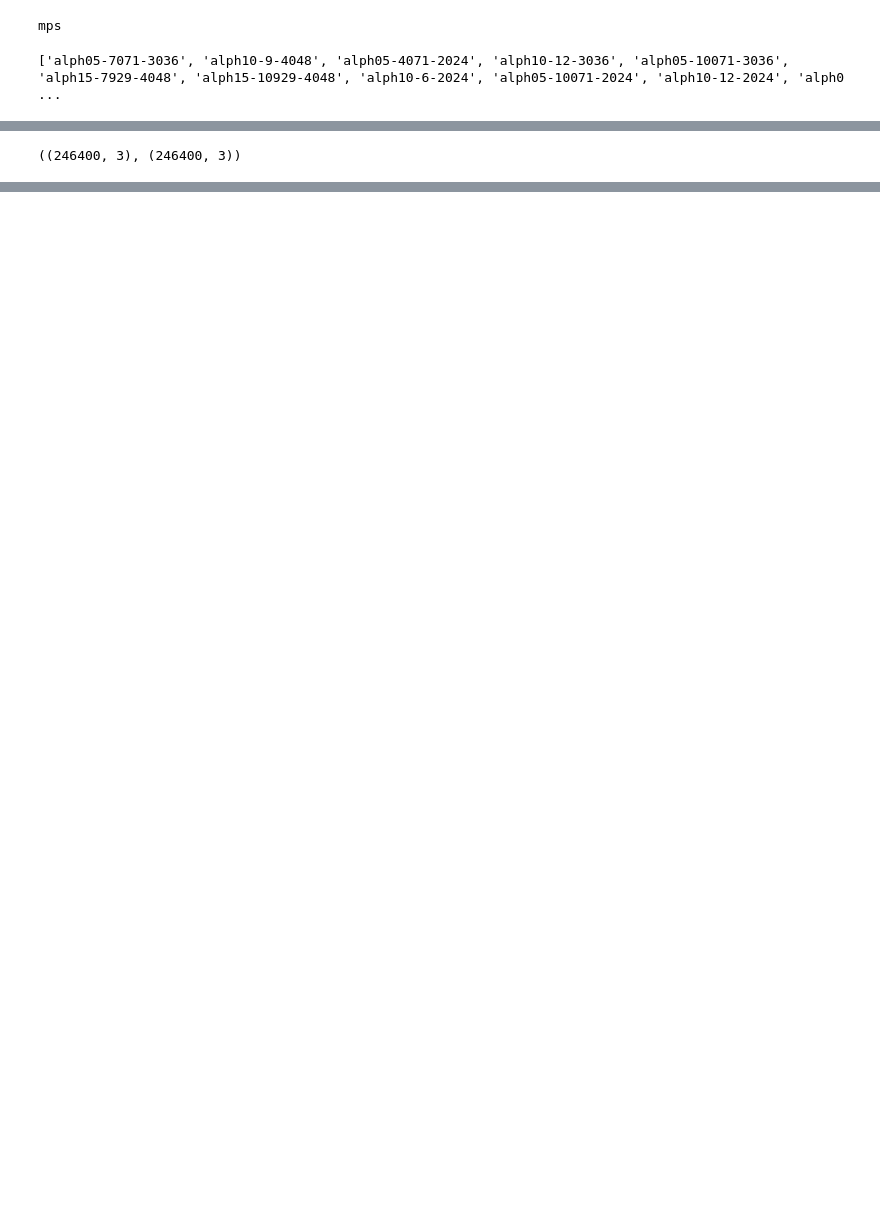
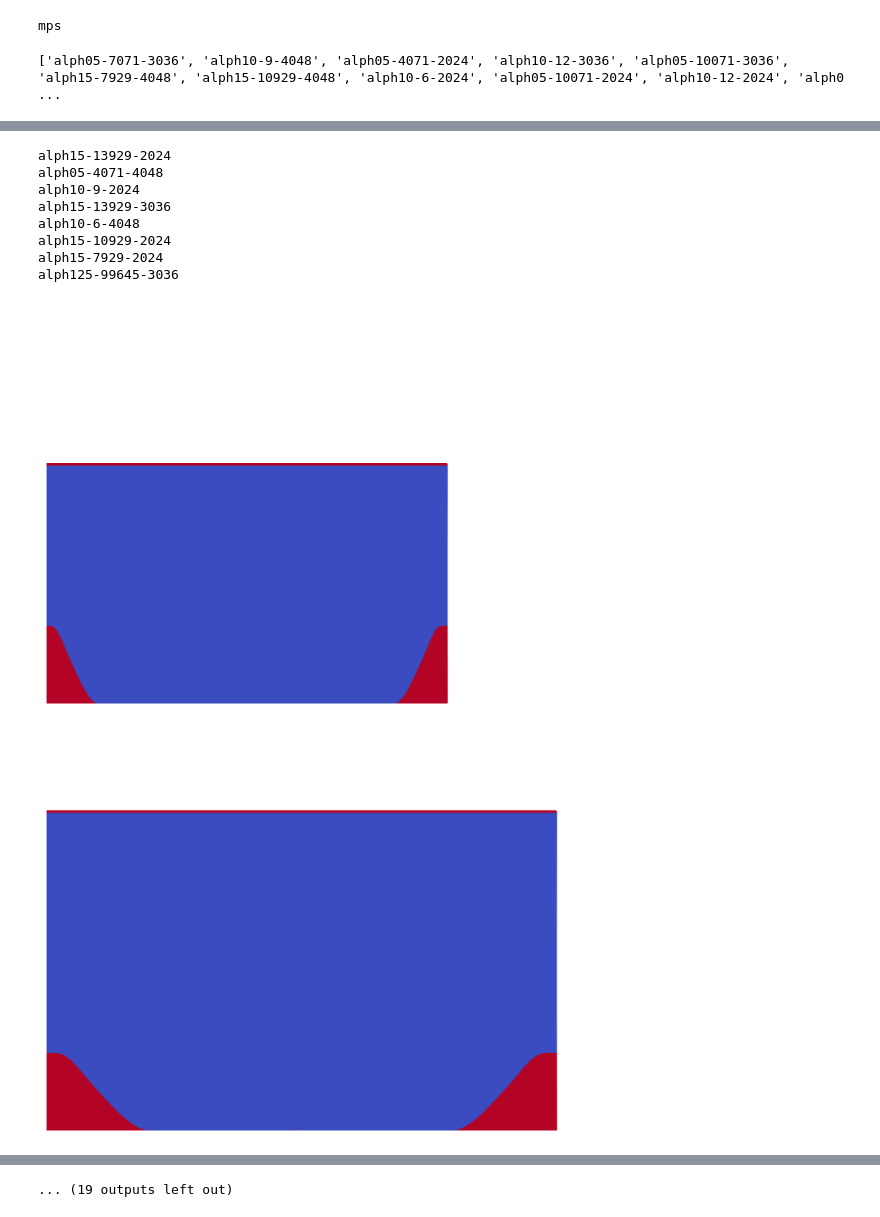
Before and after one commit to ComputationalScienceLaboratory/moe-turbulent-model, a Jupyter notebook: NS-PINN.ipynb, the cells around one changed output, grey strips where cells are left out. Drawn from its saved outputs; the diff is of its cells as text; code cells hidden in the pictures; blank space fills up the shorter version.

Commit message:
added plot scripts

```diff
--- a/NS-PINN.ipynb
+++ b/NS-PINN.ipynb
@@ -278,6 +276,17 @@ def relative_l2_error(u_predicted, u_exact):
     denominator = np.linalg.norm(u_exact, axis=0)
     relative_error = numerator / denominator
     return relative_error
+# %%
+def save_geometry_image(x, y, u, case):
+    plt.figure(figsize=(12, 6))
+    mask_u = np.zeros_like(u)
+    mask_u[np.abs(u) < 1e-6] = 1
+    ax = plt.scatter(x, y, c=mask_u, cmap='coolwarm', s=1)
+    plt.xlim(0, 14)
+    plt.ylim(0, 5)
+    plt.axis('off')
+
+    plt.savefig(f'./{case}_geometry.png', dpi=300)
 # %%
 input_dim = 2
 output_dim = 3
@@ -312,9 +321,10 @@ for case in cases:
     flow_relative_errors = relative_l2_error(y_train, np.stack(preds, axis=1))
     print(f"Flow relative errors: {flow_relative_errors}")
     # plot_flow_variables(x, y, *preds)
+
     plot_flow_variables(x, y, *flow_absolute_errors.T)
+    save_geometry_image(x, y, u, case)
 
-    # torch.save(model.state_dict(), f'./models/{case}_model.pth')
-    break
+    torch.save(model.state_dict(), f'./models/{case}_model.pth')
 # %% [output]
 alph05-7071-3036
@@ -326,4 +347,17 @@ Flow relative errors: [0.08024707 4.29426224 5.4222817 ]
-# %%
-y_train.shape, np.stack(preds, axis=1).shape
-# %% [output]
-((246400, 3), (246400, 3))
+# %%
+for case in cases:
+  print(case)
+  data = np.genfromtxt(base_path+'/'+case+'/mean_files.dat')
+  x, y, u, v, w, p      = data[:, 0], data[:, 1], data[:, 2], data[:, 3], data[:, 4], data[:, 5]
+  # flow_variables_arrays = [u, v, p]
+
+  # x_train = np.stack((x, y), axis=1)
+  # y_train = np.stack((flow_variables_arrays), axis=1)
+  # xy, flow = get_collocation_points(x_train, y_train, n_points=8000)
+  # xy = xy.detach().cpu().numpy()
+  # flow = flow.detach().cpu().numpy()
+
+  # y_train = np.stack((flow_variables_arrays), axis=1)
+  # plot_flow_variables(xy[:,0], xy[:,1], *flow.T)
+  save_geometry_image(x, y, u, case)
+# %% [output]
@@ -329,0 +381,10 @@ y_train.shape, np.stack(preds, axis=1).shape
+alph15-13929-2024
+alph05-4071-4048
+alph10-9-2024
+alph15-13929-3036
+alph10-6-4048
+alph15-10929-2024
+alph15-7929-2024
+alph125-99645-3036
+[figure, added]
+[figure, added]
@@ -330,3 +399,4 @@ y_train.shape, np.stack(preds, axis=1).shape
+... (19 outputs left out)
 # %%
 # # LBFGS optimizer
 # lr = 0.1
```
Also changed, not shown: parts of 4 cells of this notebook.
